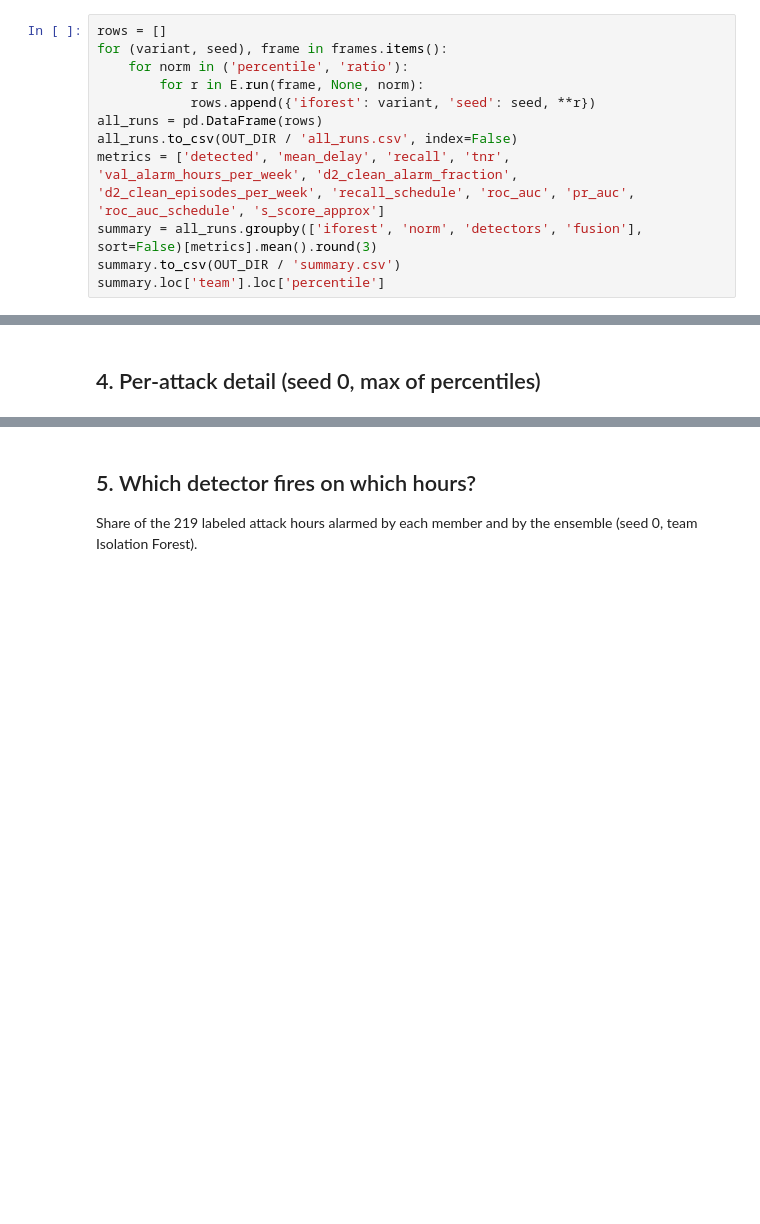
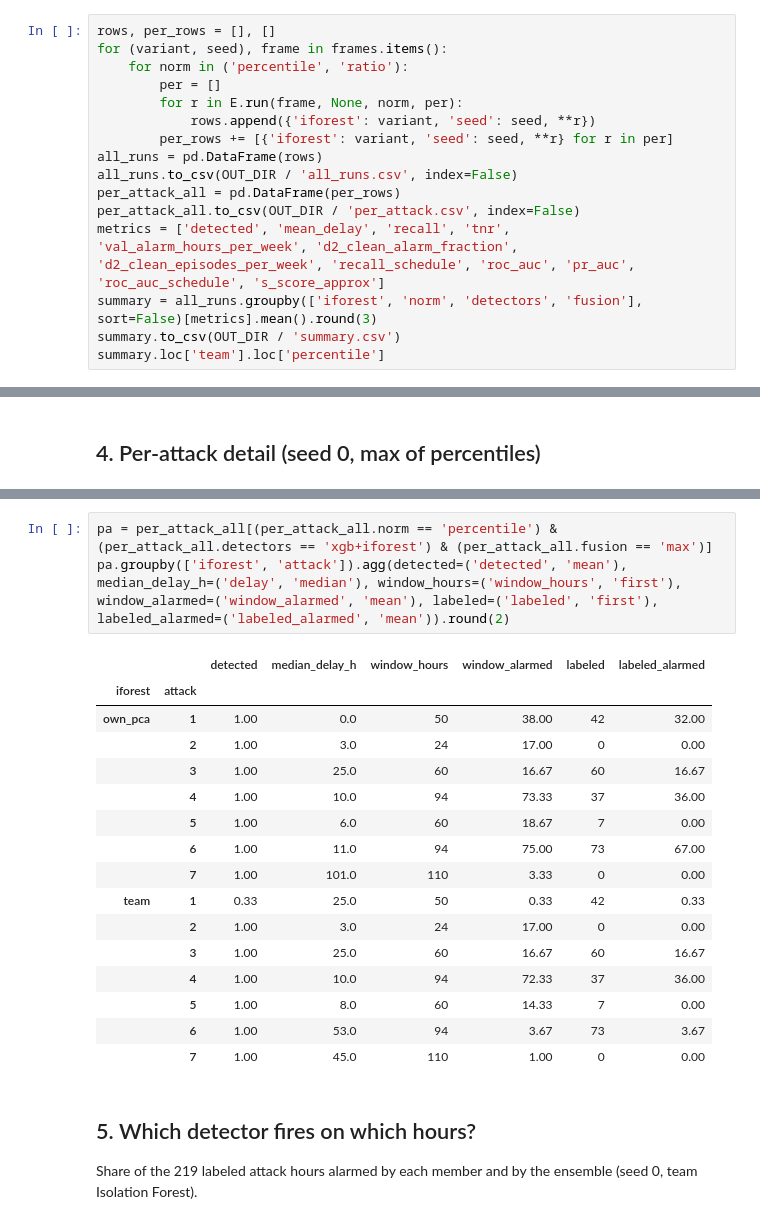
Before and after one commit to hima0921/BATADAL-project, a Jupyter notebook: models/Ensemble/Ensemble_BATADAL.ipynb, the cells around one changed output, grey strips where cells are left out. Drawn from its saved outputs; the diff is of its cells as text; blank space fills up the shorter version.

Commit message:
Save per-attack results: ensemble per_attack.csv (all seeds, scales, fusions) and XGBoost per_attack_all_seeds.csv

```diff
--- a/models/Ensemble/Ensemble_BATADAL.ipynb
+++ b/models/Ensemble/Ensemble_BATADAL.ipynb
@@ -49,13 +49,17 @@ print(f.groupby('source').size().to_dict(), '| labeled attack hours:', int((f.at
 # %% [markdown]
 ## 2. Every single detector and every fusion, 3 seeds
 # %%
-rows = []
+rows, per_rows = [], []
 for (variant, seed), frame in frames.items():
     for norm in ('percentile', 'ratio'):
-        for r in E.run(frame, None, norm):
+        per = []
+        for r in E.run(frame, None, norm, per):
             rows.append({'iforest': variant, 'seed': seed, **r})
+        per_rows += [{'iforest': variant, 'seed': seed, **r} for r in per]
 all_runs = pd.DataFrame(rows)
 all_runs.to_csv(OUT_DIR / 'all_runs.csv', index=False)
+per_attack_all = pd.DataFrame(per_rows)
+per_attack_all.to_csv(OUT_DIR / 'per_attack.csv', index=False)
 metrics = ['detected', 'mean_delay', 'recall', 'tnr', 'val_alarm_hours_per_week', 'd2_clean_alarm_fraction', 'd2_clean_episodes_per_week', 'recall_schedule', 'roc_auc', 'pr_auc', 'roc_auc_schedule', 's_score_approx']
 summary = all_runs.groupby(['iforest', 'norm', 'detectors', 'fusion'], sort=False)[metrics].mean().round(3)
 summary.to_csv(OUT_DIR / 'summary.csv')
@@ -149,3 +157,23 @@ own_pca | threshold 0.9959 | detected 7 / 7 | recall 0.694 | TNR 0.9941 | val ep
+# %%
+pa = per_attack_all[(per_attack_all.norm == 'percentile') & (per_attack_all.detectors == 'xgb+iforest') & (per_attack_all.fusion == 'max')]
+pa.groupby(['iforest', 'attack']).agg(detected=('detected', 'mean'), median_delay_h=('delay', 'median'), window_hours=('window_hours', 'first'), window_alarmed=('window_alarmed', 'mean'), labeled=('labeled', 'first'), labeled_alarmed=('labeled_alarmed', 'mean')).round(2)
+# %% [output]
+|  |  | detected | median_delay_h | window_hours | window_alarmed | labeled | labeled_alarmed |
+| iforest | attack |  |  |  |  |  |  |
+| own_pca | 1 | 1.00 | 0.0 | 50 | 38.00 | 42 | 32.00 |
+|  | 2 | 1.00 | 3.0 | 24 | 17.00 | 0 | 0.00 |
+|  | 3 | 1.00 | 25.0 | 60 | 16.67 | 60 | 16.67 |
+|  | 4 | 1.00 | 10.0 | 94 | 73.33 | 37 | 36.00 |
+|  | 5 | 1.00 | 6.0 | 60 | 18.67 | 7 | 0.00 |
+|  | 6 | 1.00 | 11.0 | 94 | 75.00 | 73 | 67.00 |
+|  | 7 | 1.00 | 101.0 | 110 | 3.33 | 0 | 0.00 |
+| team | 1 | 0.33 | 25.0 | 50 | 0.33 | 42 | 0.33 |
+|  | 2 | 1.00 | 3.0 | 24 | 17.00 | 0 | 0.00 |
+|  | 3 | 1.00 | 25.0 | 60 | 16.67 | 60 | 16.67 |
+|  | 4 | 1.00 | 10.0 | 94 | 72.33 | 37 | 36.00 |
+|  | 5 | 1.00 | 8.0 | 60 | 14.33 | 7 | 0.00 |
+|  | 6 | 1.00 | 53.0 | 94 | 3.67 | 73 | 3.67 |
+|  | 7 | 1.00 | 45.0 | 110 | 1.00 | 0 | 0.00 |
 # %% [markdown]
 ## 5. Which detector fires on which hours?
 
```
Also changed, not shown: parts of 1 cell of this notebook, 10 other files.
